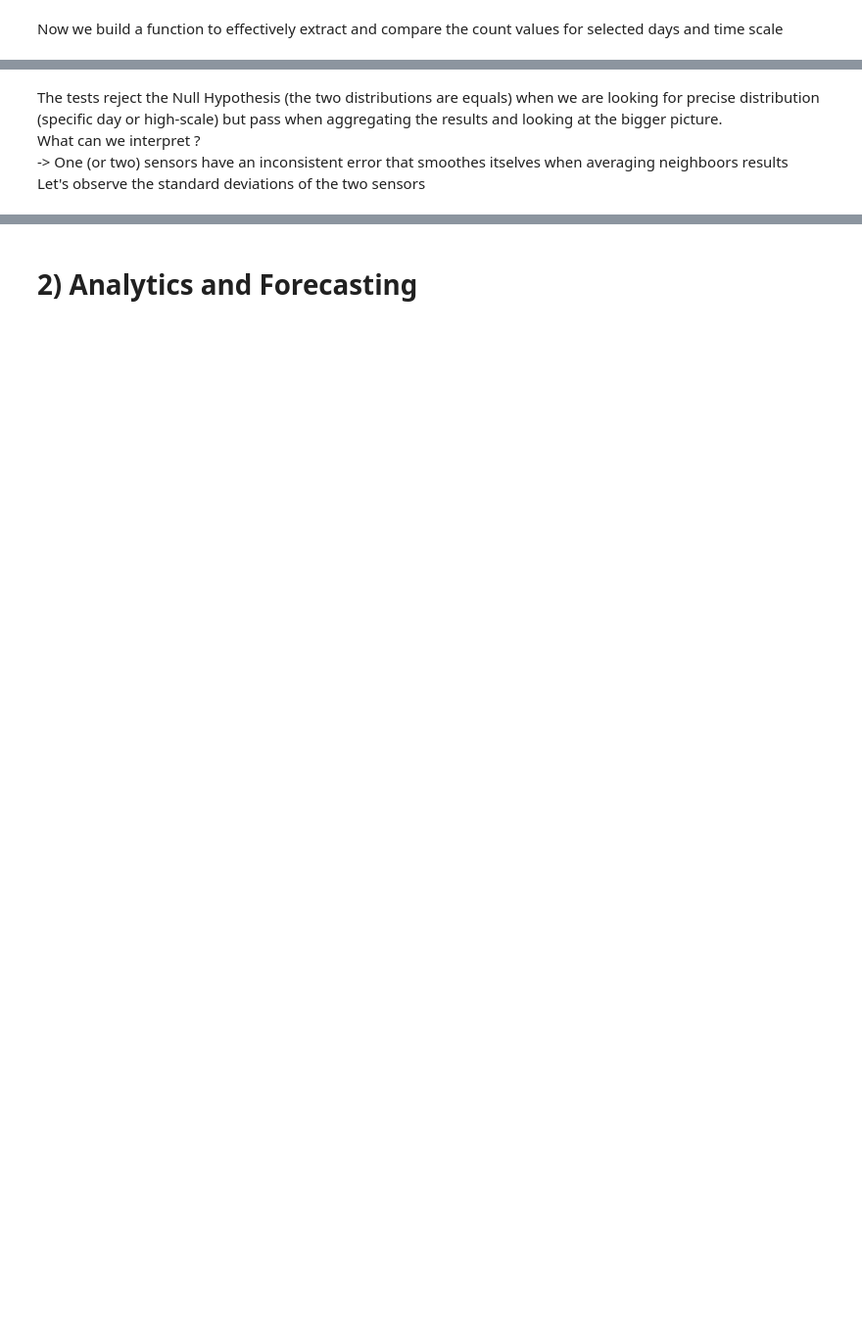
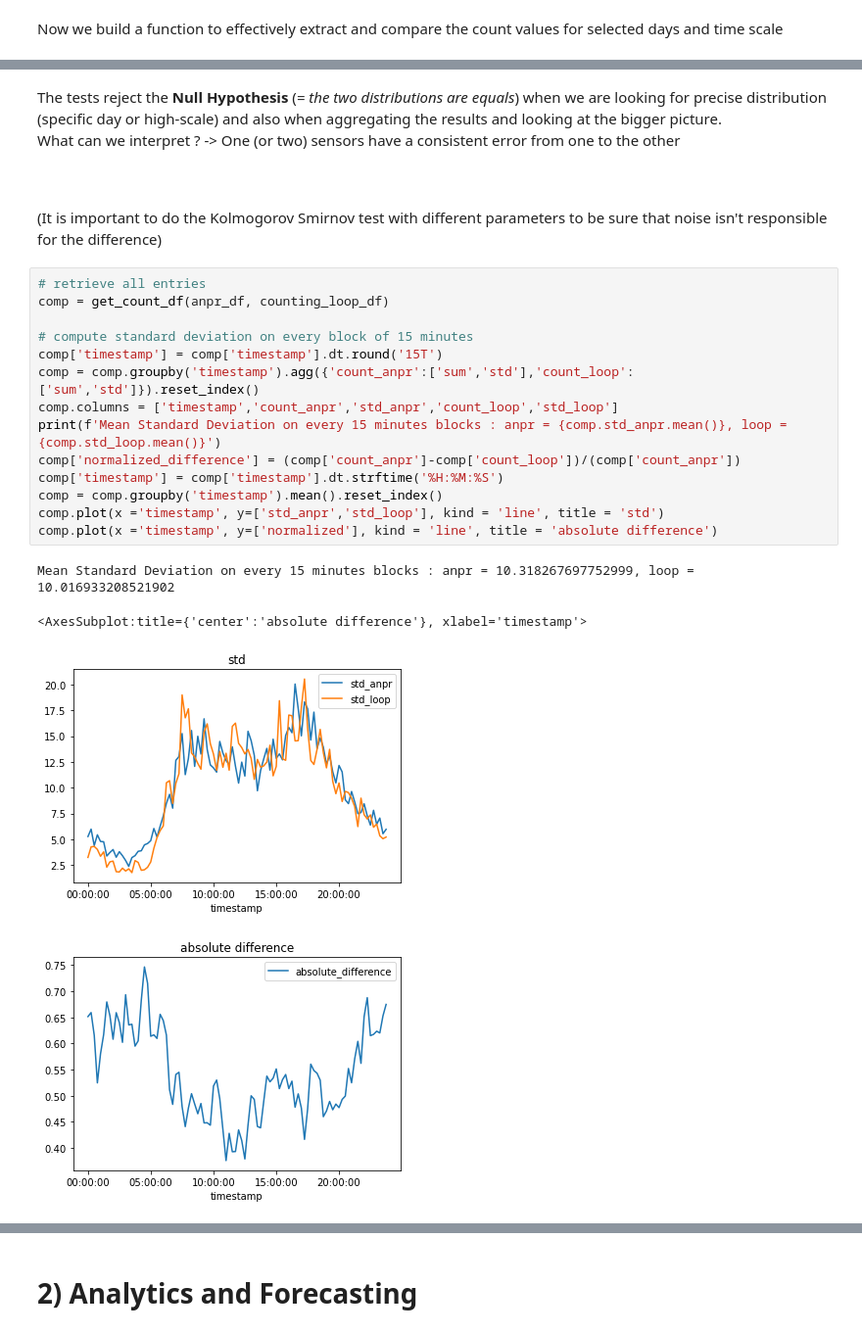
Before and after one commit to khookh/MacqProject, a Jupyter notebook: data_science_exercise.ipynb, the cells around one changed output, grey strips where cells are left out. Shown: that part at 98% size. Cells and saved outputs as stored; diff of their text form; blank space fills up the shorter version.

Commit message:
Fix df trimming and concludes on sensors efficiency

```diff
--- a/data_science_exercise.ipynb
+++ b/data_science_exercise.ipynb
@@ -277,4 +284,25 @@ The null hypothesis is rejected with a confidence of 99.75 %
 # %% [markdown]
-The tests reject the Null Hypothesis (the two distributions are equals) when we are looking for precise distribution (specific day or high-scale) but pass when aggregating the results and looking at the bigger picture. <br />
-What can we interpret ? <br /> -> One (or two) sensors have an inconsistent error that smoothes itselves when averaging neighboors results <br/>
-Let's observe the standard deviations of the two sensors
+The tests reject the **Null Hypothesis** (*= the two distributions are equals*) when we are looking for precise distribution (specific day or high-scale) and also when aggregating the results and looking at the bigger picture. <br />
+What can we interpret ? -> One (or two) sensors have a consistent error from one to the other
+
+<br /><br />
+(It is important to do the Kolmogorov Smirnov test with different parameters to be sure that noise isn't responsible for the difference)
+# %%
+# retrieve all entries
+comp = get_count_df(anpr_df, counting_loop_df)
+
+# compute standard deviation on every block of 15 minutes
+comp['timestamp'] = comp['timestamp'].dt.round('15T')
+comp = comp.groupby('timestamp').agg({'count_anpr':['sum','std'],'count_loop':['sum','std']}).reset_index()
+comp.columns = ['timestamp','count_anpr','std_anpr','count_loop','std_loop']
+print(f'Mean Standard Deviation on every 15 minutes blocks : anpr = {comp.std_anpr.mean()}, loop = {comp.std_loop.mean()}')
+comp['normalized_difference'] = (comp['count_anpr']-comp['count_loop'])/(comp['count_anpr'])
+comp['timestamp'] = comp['timestamp'].dt.strftime('%H:%M:%S')
+comp = comp.groupby('timestamp').mean().reset_index()
+comp.plot(x ='timestamp', y=['std_anpr','std_loop'], kind = 'line', title = 'std')
+comp.plot(x ='timestamp', y=['normalized'], kind = 'line', title = 'absolute difference')
+# %% [output]
+Mean Standard Deviation on every 15 minutes blocks : anpr = 10.318267697752999, loop = 10.016933208521902
+<AxesSubplot:title={'center':'absolute difference'}, xlabel='timestamp'>
+[figure, added]
+[figure, added]
```
Also changed, not shown: parts of 14 cells of this notebook.
